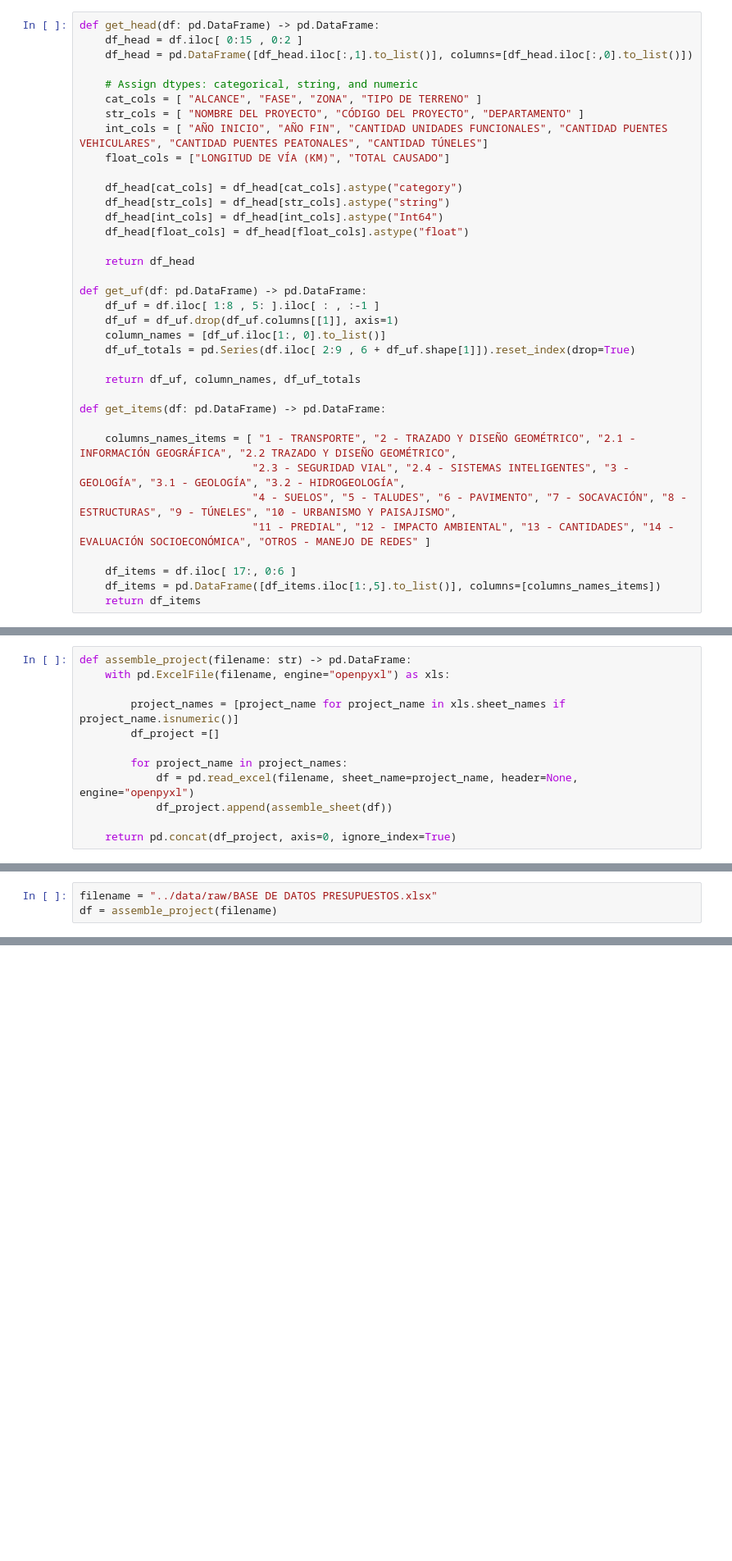
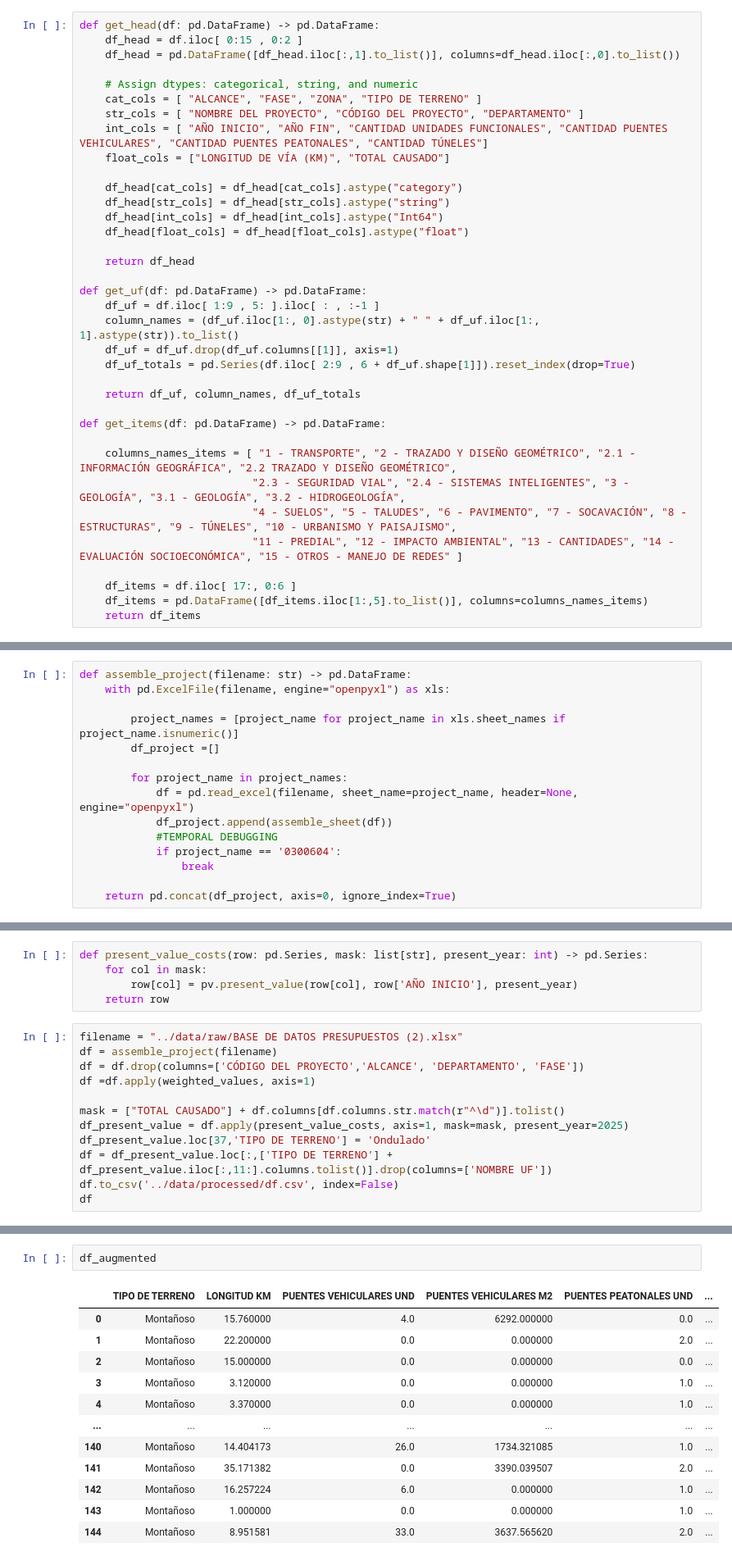
Before and after one commit to ForeroAlejandroGit/practicum, a Jupyter notebook: notebooks/eda.ipynb, the cells around one changed output, grey strips where cells are left out. Shown at 82% size. Drawn from its saved outputs; the diff is of its cells as text; blank space fills up the shorter version.

```diff
--- a/notebooks/eda.ipynb
+++ b/notebooks/eda.ipynb
@@ -3,7 +25,7 @@ import pandas as pd
 # %%
 def get_head(df: pd.DataFrame) -> pd.DataFrame:
     df_head = df.iloc[ 0:15 , 0:2 ]
-    df_head = pd.DataFrame([df_head.iloc[:,1].to_list()], columns=[df_head.iloc[:,0].to_list()])
+    df_head = pd.DataFrame([df_head.iloc[:,1].to_list()], columns=df_head.iloc[:,0].to_list())
 
     # Assign dtypes: categorical, string, and numeric
     cat_cols = [ "ALCANCE", "FASE", "ZONA", "TIPO DE TERRENO" ]
@@ -19,9 +41,9 @@ def get_head(df: pd.DataFrame) -> pd.DataFrame:
     return df_head
 
 def get_uf(df: pd.DataFrame) -> pd.DataFrame:
-    df_uf = df.iloc[ 1:8 , 5: ].iloc[ : , :-1 ]
+    df_uf = df.iloc[ 1:9 , 5: ].iloc[ : , :-1 ]
+    column_names = (df_uf.iloc[1:, 0].astype(str) + " " + df_uf.iloc[1:, 1].astype(str)).to_list()
     df_uf = df_uf.drop(df_uf.columns[[1]], axis=1)
-    column_names = [df_uf.iloc[1:, 0].to_list()]
     df_uf_totals = pd.Series(df.iloc[ 2:9 , 6 + df_uf.shape[1]]).reset_index(drop=True)
 
     return df_uf, column_names, df_uf_totals
@@ -31,10 +53,10 @@ def get_items(df: pd.DataFrame) -> pd.DataFrame:
     columns_names_items = [ "1 - TRANSPORTE", "2 - TRAZADO Y DISEÑO GEOMÉTRICO", "2.1 - INFORMACIÓN GEOGRÁFICA", "2.2 TRAZADO Y DISEÑO GEOMÉTRICO",
                            "2.3 - SEGURIDAD VIAL", "2.4 - SISTEMAS INTELIGENTES", "3 - GEOLOGÍA", "3.1 - GEOLOGÍA", "3.2 - HIDROGEOLOGÍA",
                            "4 - SUELOS", "5 - TALUDES", "6 - PAVIMENTO", "7 - SOCAVACIÓN", "8 - ESTRUCTURAS", "9 - TÚNELES", "10 - URBANISMO Y PAISAJISMO",
-                           "11 - PREDIAL", "12 - IMPACTO AMBIENTAL", "13 - CANTIDADES", "14 - EVALUACIÓN SOCIOECONÓMICA", "OTROS - MANEJO DE REDES" ]
+                           "11 - PREDIAL", "12 - IMPACTO AMBIENTAL", "13 - CANTIDADES", "14 - EVALUACIÓN SOCIOECONÓMICA", "15 - OTROS - MANEJO DE REDES" ]
 
     df_items = df.iloc[ 17:, 0:6 ]
-    df_items = pd.DataFrame([df_items.iloc[1:,5].to_list()], columns=[columns_names_items])
+    df_items = pd.DataFrame([df_items.iloc[1:,5].to_list()], columns=columns_names_items)
     return df_items
 # %%
 def assemble_sheet(df: pd.DataFrame) -> pd.DataFrame:
@@ -67,5 +89,8 @@ def assemble_project(filename: str) -> pd.DataFrame:
         for project_name in project_names:
             df = pd.read_excel(filename, sheet_name=project_name, header=None, engine="openpyxl")
             df_project.append(assemble_sheet(df))
+            #TEMPORAL DEBUGGING
+            if project_name == '0300604':
+                break
 
     return pd.concat(df_project, axis=0, ignore_index=True)
@@ -72,3 +144,17 @@ def assemble_project(filename: str) -> pd.DataFrame:
+# %%
+def present_value_costs(row: pd.Series, mask: list[str], present_year: int) -> pd.Series:
+    for col in mask:
+        row[col] = pv.present_value(row[col], row['AÑO INICIO'], present_year)
+    return row
 # %%
-filename = "../data/raw/BASE DE DATOS PRESUPUESTOS.xlsx"
+filename = "../data/raw/BASE DE DATOS PRESUPUESTOS (2).xlsx"
 df = assemble_project(filename)
+df = df.drop(columns=['CÓDIGO DEL PROYECTO','ALCANCE', 'DEPARTAMENTO', 'FASE'])
+df =df.apply(weighted_values, axis=1)
+
+mask = ["TOTAL CAUSADO"] + df.columns[df.columns.str.match(r"^\d")].tolist()
+df_present_value = df.apply(present_value_costs, axis=1, mask=mask, present_year=2025)
+df_present_value.loc[37,'TIPO DE TERRENO'] = 'Ondulado'
+df = df_present_value.loc[:,['TIPO DE TERRENO'] + df_present_value.iloc[:,11:].columns.tolist()].drop(columns=['NOMBRE UF'])
+df.to_csv('../data/processed/df.csv', index=False)
+df
@@ -95,0 +415,15 @@ df
+# %%
+df_augmented
+# %% [output]
+|  | TIPO DE TERRENO | LONGITUD KM | PUENTES VEHICULARES UND | PUENTES VEHICULARES M2 | PUENTES PEATONALES UND | ... |
+| 0 | Montañoso | 15.760000 | 4.0 | 6292.000000 | 0.0 | ... |
+| 1 | Montañoso | 22.200000 | 0.0 | 0.000000 | 2.0 | ... |
+| 2 | Montañoso | 15.000000 | 0.0 | 0.000000 | 0.0 | ... |
+| 3 | Montañoso | 3.120000 | 0.0 | 0.000000 | 1.0 | ... |
+| 4 | Montañoso | 3.370000 | 0.0 | 0.000000 | 1.0 | ... |
+| ... | ... | ... | ... | ... | ... | ... |
+| 140 | Montañoso | 14.404173 | 26.0 | 1734.321085 | 1.0 | ... |
+| 141 | Montañoso | 35.171382 | 0.0 | 3390.039507 | 2.0 | ... |
+| 142 | Montañoso | 16.257224 | 6.0 | 0.000000 | 1.0 | ... |
+| 143 | Montañoso | 1.000000 | 0.0 | 0.000000 | 1.0 | ... |
+| 144 | Montañoso | 8.951581 | 33.0 | 3637.565620 | 2.0 | ... |
```
Also changed, not shown: parts of 8 cells of this notebook, 1 other file.
